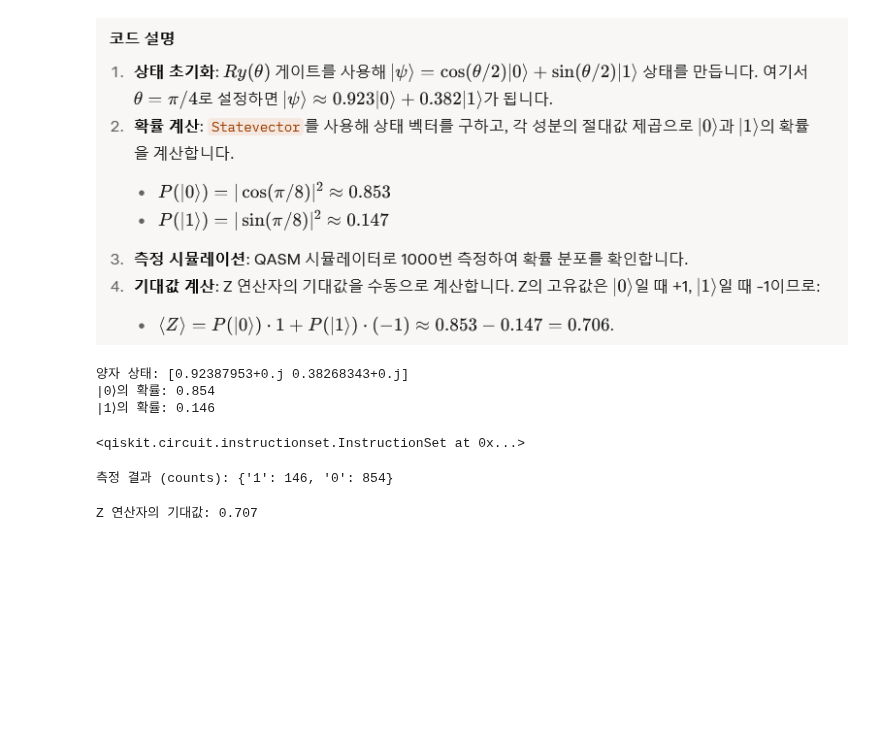
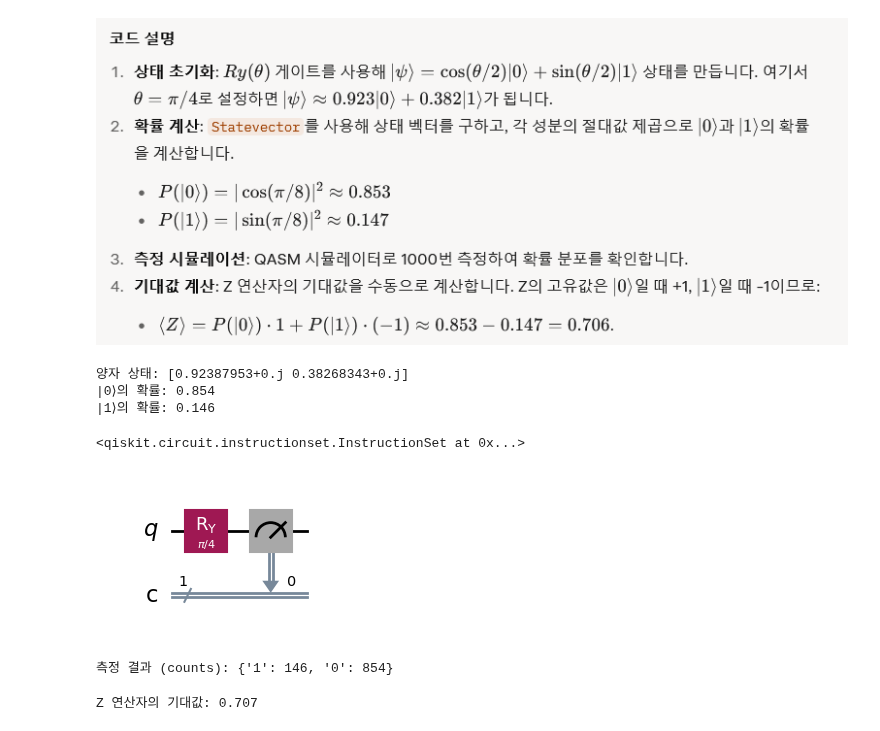
Before and after one commit to mkbahk/QuantumComputing, a Jupyter notebook: QuantumMeasurement_Probability_Observable_mkbahk_20250407.ipynb, the cells around one changed output. Drawn from its saved outputs; the diff is of its cells as text; code cells hidden in the pictures; blank space fills up the shorter version.

```diff
--- a/QuantumMeasurement_Probability_Observable_mkbahk_20250407.ipynb
+++ b/QuantumMeasurement_Probability_Observable_mkbahk_20250407.ipynb
@@ -59,6 +59,10 @@ qc.measure(0, 0)
 |0⟩의 확률: 0.854
 |1⟩의 확률: 0.146
 <qiskit.circuit.instructionset.InstructionSet at 0x...>
+# %%
+qc.draw("mpl")
+# %% [output]
+[figure, added]
 # %%
 # 5. 시뮬레이터 실행
 simulator = Aer.get_backend('qasm_simulator')
```
